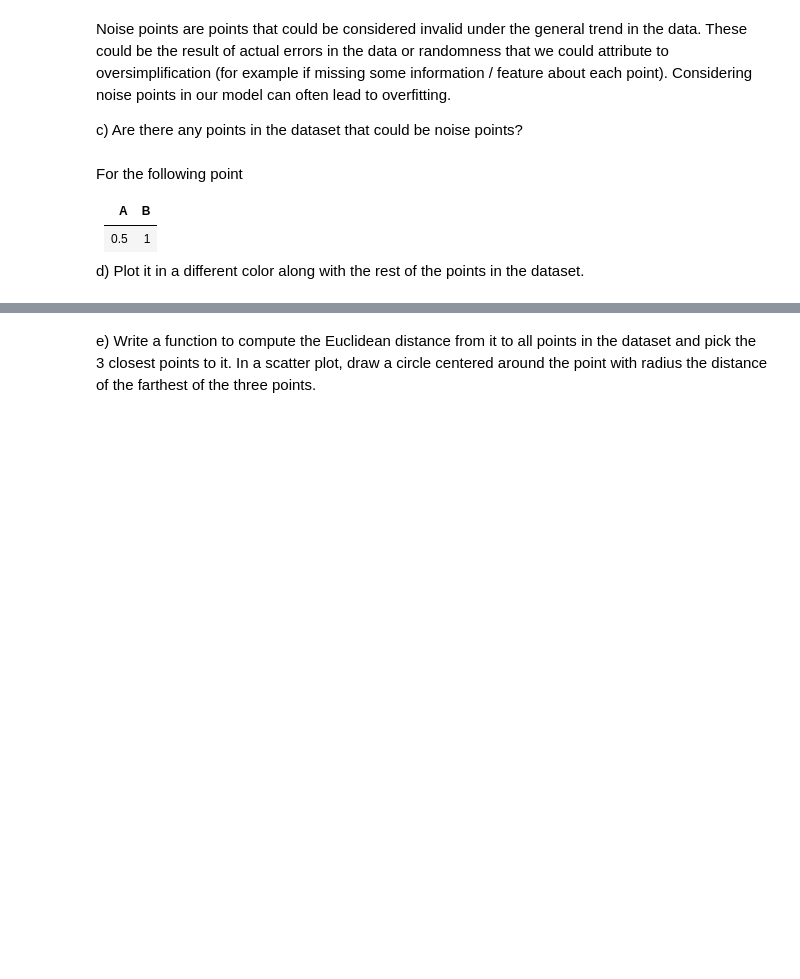
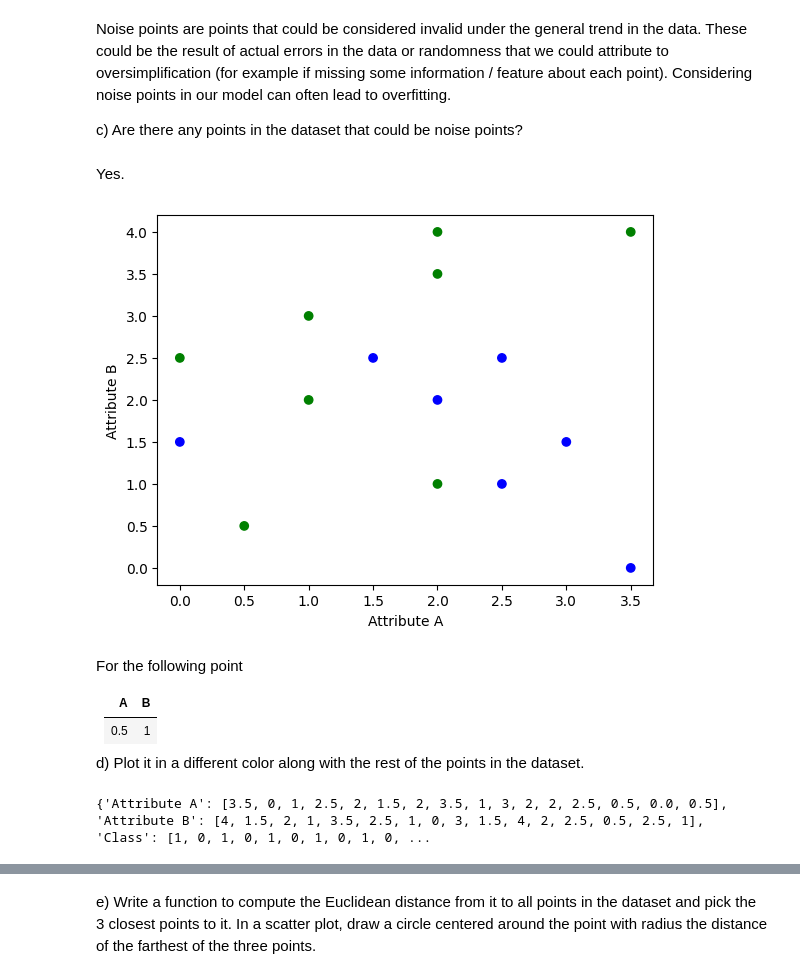
Before and after one commit to gallettilance/Data-Science-Fundamentals, a Jupyter notebook: lecture_12/worksheet_12.ipynb, the cells around one changed output, grey strips where cells are left out. Drawn from its saved outputs; the diff is of its cells as text; code cells hidden in the pictures; blank space fills up the shorter version.

```diff
--- a/lecture_12/worksheet_12.ipynb
+++ b/lecture_12/worksheet_12.ipynb
@@ -56,6 +94,24 @@ b) Are there any points in the dataset that could be outliers? If so, please rem
 Noise points are points that could be considered invalid under the general trend in the data. These could be the result of actual errors in the data or randomness that we could attribute to oversimplification (for example if missing some information / feature about each point). Considering noise points in our model can often lead to overfitting.
 
 c) Are there any points in the dataset that could be noise points?
+# %% [markdown]
+Yes.
+# %%
+import matplotlib.pyplot as plt
+
+data = {
+    "Attribute A" : [3.5, 0, 1, 2.5, 2, 1.5, 2, 3.5, 1, 3, 2, 2, 2.5, 0.5, 0.],
+    "Attribute B" : [4, 1.5, 2, 1, 3.5, 2.5, 1, 0, 3, 1.5, 4, 2, 2.5, 0.5, 2.5],
+    "Class" : [1, 0, 1, 0, 1, 0, 1, 0, 1, 0, 1, 0, 0, 1, 1],
+}
+colors = np.array([x for x in 'bgrcmyk'])
+
+plt.scatter(data["Attribute A"], data["Attribute B"], c=colors[data["Class"]])
+plt.xlabel("Attribute A")
+plt.ylabel("Attribute B")
+plt.show()
+# %% [output]
+[figure, added]
 # %% [markdown]
 For the following point
 
@@ -64,3 +120,10 @@ For the following point
 | 0.5 |  1  |
 
 d) Plot it in a different color along with the rest of the points in the dataset.
+# %%
+data["Attribute A"].append(0.5)
+data["Attribute B"].append(1)
+data["Class"].append(2)
+print(data)
+# %% [output]
+{'Attribute A': [3.5, 0, 1, 2.5, 2, 1.5, 2, 3.5, 1, 3, 2, 2, 2.5, 0.5, 0.0, 0.5], 'Attribute B': [4, 1.5, 2, 1, 3.5, 2.5, 1, 0, 3, 1.5, 4, 2, 2.5, 0.5, 2.5, 1], 'Class': [1, 0, 1, 0, 1, 0, 1, 0, 1, 0, ...
```
Also changed, not shown: parts of 12 cells of this notebook.
